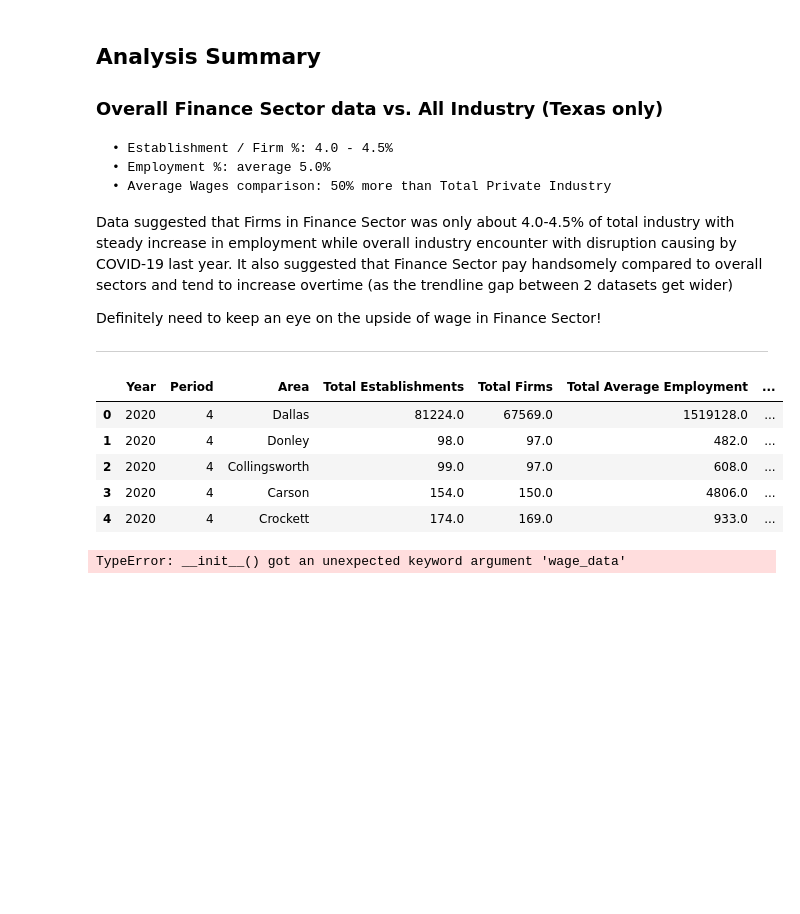
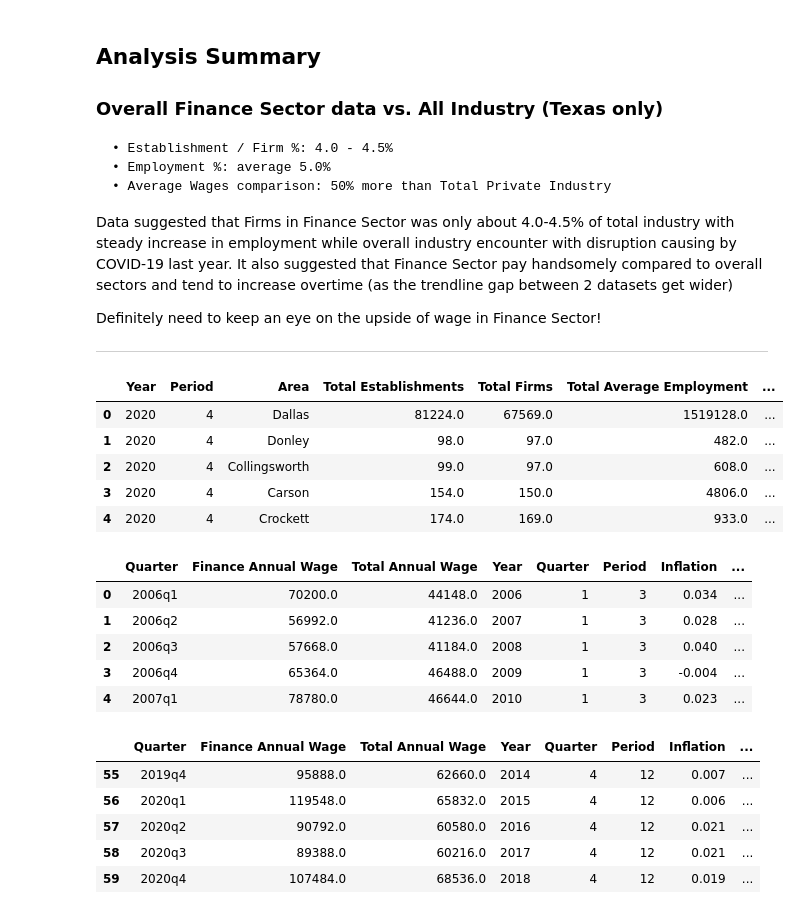
Before and after one commit to JuneB2021/Project1, a Jupyter notebook: Analytics File/unemployment_jb.ipynb, the cells around one changed output. Drawn from its saved outputs; the diff is of its cells as text; code cells hidden in the pictures; blank space fills up the shorter version.

```diff
--- a/Analytics File/unemployment_jb.ipynb
+++ b/Analytics File/unemployment_jb.ipynb
@@ -289,17 +291,31 @@ employment_map_plot = px.scatter_mapbox(
 
 # Show the plot
 employment_map_plot.show()
-# %%
-# Configure a Monte Carlo simulation to forecast 10 years cumulative returns
-# Run 500 samples.
-MC_5Y = MCSimulation(
-    wage_data = tx_total_wage_plot,
-    num_simulation = 20,
-    num_trading_days = 4*5
-)
-
-
-# Review the simulation input data
-wage_data.head()
-# %% [output]
-TypeError: __init__() got an unexpected keyword argument 'wage_data'
+# %%
+# Load area coordinates data
+inflation_unemployment_df = pd.read_csv(
+    Path("../Resources/Texas_Inflation_Unemployment_Rate_by_quarter.csv")
+)
+
+# Merge 2 dataframes
+wage_data = pd.concat(
+    [tx_total_wage_plot, inflation_unemployment_df],
+    axis="columns",
+    sort=False).dropna()
+
+# Review the simulation input data
+display(wage_data.head())
+display(wage_data.tail())
+# %% [output]
+|  | Quarter | Finance Annual Wage | Total Annual Wage | Year | Quarter | Period | Inflation | ... |
+| 0 | 2006q1 | 70200.0 | 44148.0 | 2006 | 1 | 3 | 0.034 | ... |
+| 1 | 2006q2 | 56992.0 | 41236.0 | 2007 | 1 | 3 | 0.028 | ... |
+| 2 | 2006q3 | 57668.0 | 41184.0 | 2008 | 1 | 3 | 0.040 | ... |
+| 3 | 2006q4 | 65364.0 | 46488.0 | 2009 | 1 | 3 | -0.004 | ... |
+| 4 | 2007q1 | 78780.0 | 46644.0 | 2010 | 1 | 3 | 0.023 | ... |
+|  | Quarter | Finance Annual Wage | Total Annual Wage | Year | Quarter | Period | Inflation | ... |
+| 55 | 2019q4 | 95888.0 | 62660.0 | 2014 | 4 | 12 | 0.007 | ... |
+| 56 | 2020q1 | 119548.0 | 65832.0 | 2015 | 4 | 12 | 0.006 | ... |
+| 57 | 2020q2 | 90792.0 | 60580.0 | 2016 | 4 | 12 | 0.021 | ... |
+| 58 | 2020q3 | 89388.0 | 60216.0 | 2017 | 4 | 12 | 0.021 | ... |
+| 59 | 2020q4 | 107484.0 | 68536.0 | 2018 | 4 | 12 | 0.019 | ... |
```
Also changed, not shown: parts of 2 cells of this notebook.
